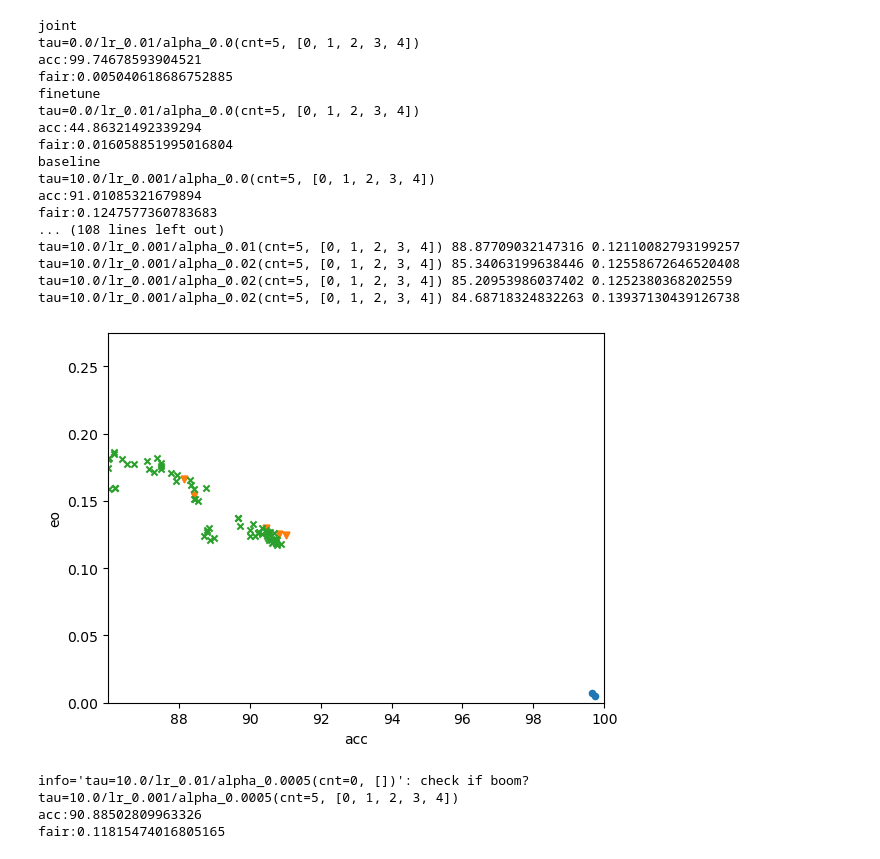
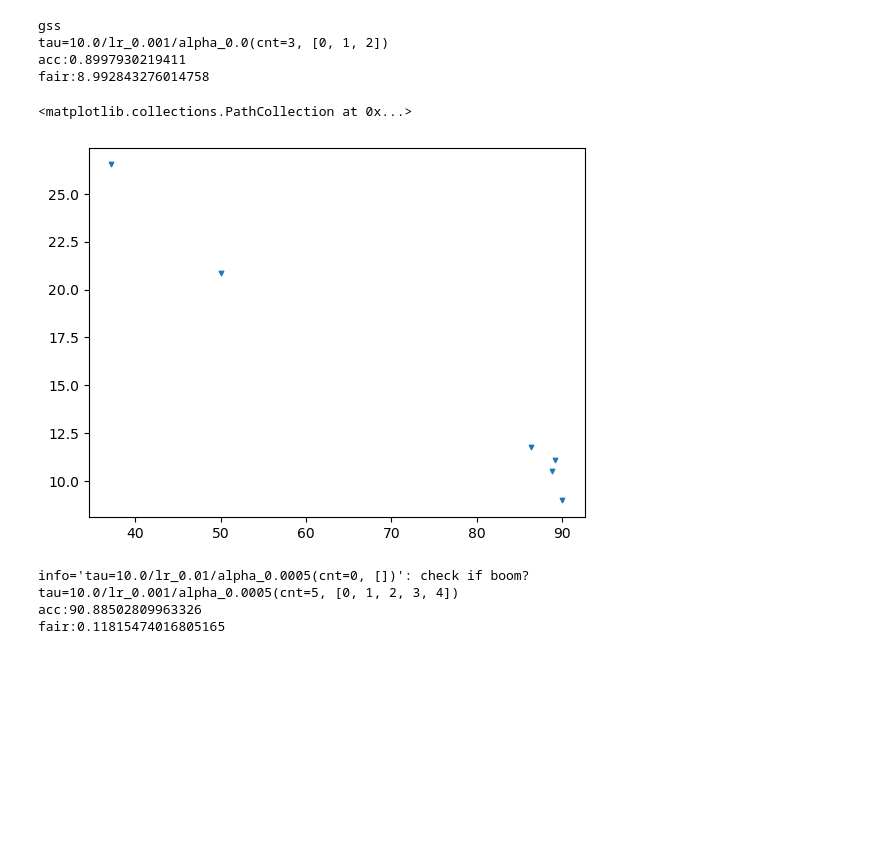
Before and after one commit to jyparkkr/FSW, a Jupyter notebook: interpret.ipynb, the cells around one changed output. Drawn from its saved outputs; the diff is of its cells as text; code cells hidden in the pictures; blank space fills up the shorter version.

```diff
--- a/interpret.ipynb
+++ b/interpret.ipynb
@@ -304,26 +299,22 @@ tau=10.0/lr_0.001/alpha_0.02(cnt=5, [0, 1, 2, 3, 4]) 66.56173333333332 29.600577
-# %%
-dataset = "BiasedMNIST"
-epoch = 15
-display(dataset, epoch)
-# %% [output]
-joint
-tau=0.0/lr_0.01/alpha_0.0(cnt=5, [0, 1, 2, 3, 4])
-acc:99.74678593904521
-fair:0.005040618686752885
-finetune
-tau=0.0/lr_0.01/alpha_0.0(cnt=5, [0, 1, 2, 3, 4])
-acc:44.86321492339294
-fair:0.016058851995016804
-baseline
-tau=10.0/lr_0.001/alpha_0.0(cnt=5, [0, 1, 2, 3, 4])
-acc:91.01085321679894
-fair:0.1247577360783683
-... (108 lines left out)
-tau=10.0/lr_0.001/alpha_0.01(cnt=5, [0, 1, 2, 3, 4]) 88.87709032147316 0.12110082793199257
-tau=10.0/lr_0.001/alpha_0.02(cnt=5, [0, 1, 2, 3, 4]) 85.34063199638446 0.12558672646520408
-tau=10.0/lr_0.001/alpha_0.02(cnt=5, [0, 1, 2, 3, 4]) 85.20953986037402 0.1252380368202559
-tau=10.0/lr_0.001/alpha_0.02(cnt=5, [0, 1, 2, 3, 4]) 84.68718324832263 0.13937130439126738
-[figure, removed]
+# %%
+print("gss")
+dataset = "MNIST"
+epoch = 1
+tau_range = [1.0, 5.0, 10.0]
+alpha_range = [0.0]
+lr_range = [0.01, 0.001]
+lambda_range = [0.0]
+seed_range = [0, 1, 2]
+
+base_info_list, base_acc_list, base_fair_list = get_best(dataset, seed_range, epoch, lr_range, tau_range, alpha_range, lambda_range)
+plt.scatter(base_acc_list, base_fair_list, marker='v', s = 10)
+# %% [output]
+gss
+tau=10.0/lr_0.001/alpha_0.0(cnt=3, [0, 1, 2])
+acc:0.8997930219411
+fair:8.992843276014758
+<matplotlib.collections.PathCollection at 0x...>
+[figure, added]
 # %%
 tau_range = [1.0, 5.0, 10.0]
 lr_range = [0.01, 0.001]
```
Also changed, not shown: parts of 5 cells of this notebook, 9 other files.
